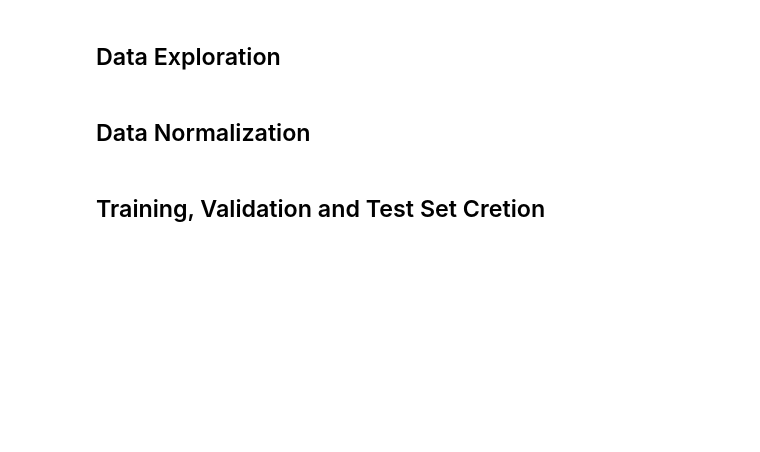
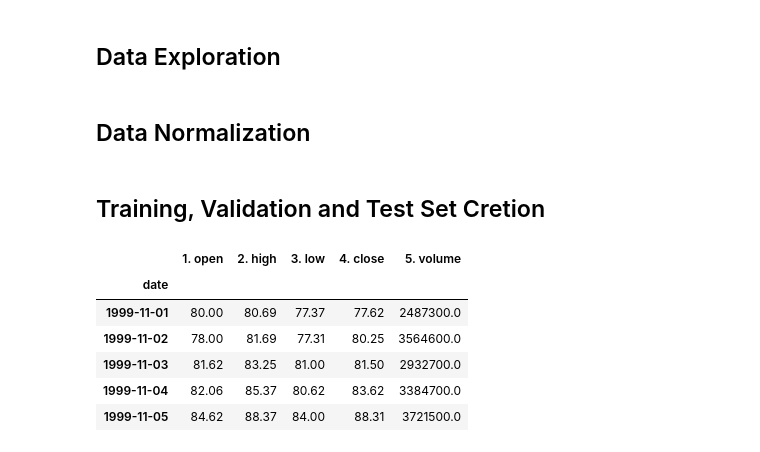
Before and after one commit to mkmuriithi/csc492_deep_learning_project, a Jupyter notebook: Data_Pulling.ipynb, the cells around one changed output. Cells and saved outputs as stored; diff of their text form; code cells hidden in the pictures; blank space fills up the shorter version.

```diff
--- a/Data_Pulling.ipynb
+++ b/Data_Pulling.ipynb
@@ -44,3 +42,11 @@ import requests
+# %%
+#configurations
+api_key = 'F608FLWB0HW9X4N8'
+output_format = "pandas"
+
+output_size= "full"
+window_size = 20 #20 years
+training_device = "cuda"
 # %% [markdown]
 We are considering the entire universe of US stocks, but we would like to filter for good quality stocks based on domain knowledge
 1. Filter for stocks above a certain marketcap (which alphavantage provides)
@@ -78,3 +158,15 @@ print(data)
 <h2>Data Normalization</h2>
 # %% [markdown]
 <h2>Training, Validation and Test Set Cretion</h2>
+# %%
+new_dict = {"AAPL": data}
+# %%
+new_dict["AAPL"].head()
+# %% [output]
+|  | 1. open | 2. high | 3. low | 4. close | 5. volume |
+| date |  |  |  |  |  |
+| 1999-11-01 | 80.00 | 80.69 | 77.37 | 77.62 | 2487300.0 |
+| 1999-11-02 | 78.00 | 81.69 | 77.31 | 80.25 | 3564600.0 |
+| 1999-11-03 | 81.62 | 83.25 | 81.00 | 81.50 | 2932700.0 |
+| 1999-11-04 | 82.06 | 85.37 | 80.62 | 83.62 | 3384700.0 |
+| 1999-11-05 | 84.62 | 88.37 | 84.00 | 88.31 | 3721500.0 |
```
Also changed, not shown: parts of 12 cells of this notebook, 2 other files.
